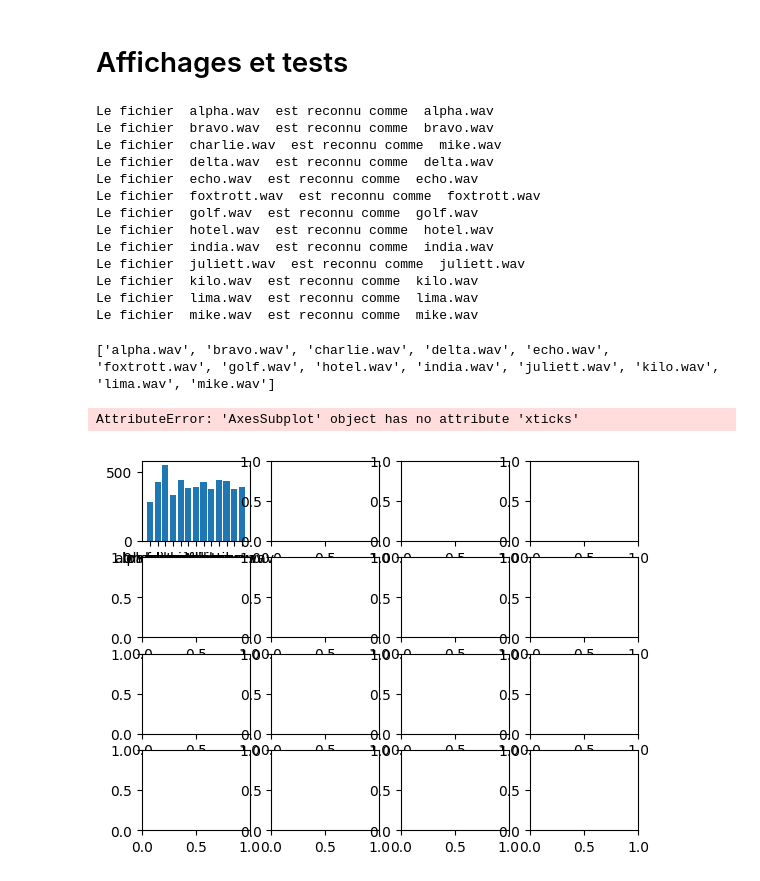
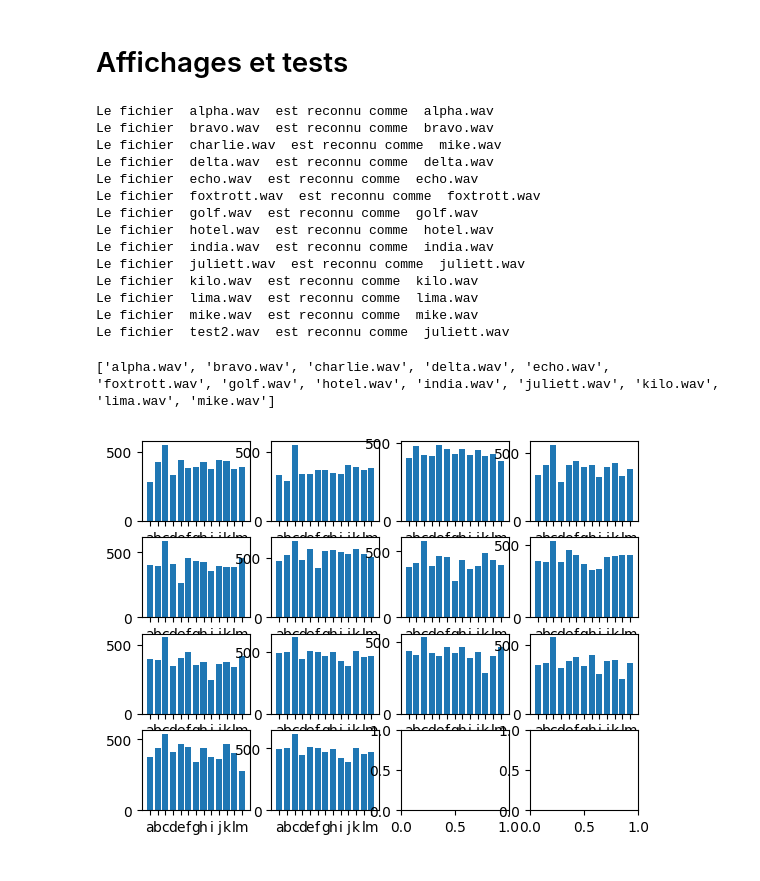
Before and after one commit to loanBRNT/automatic_speech_processing, a Jupyter notebook: TP4/notebook_TP4_TAP.ipynb, the cells around one changed output. Cells and saved outputs as stored; diff of their text form; code cells hidden in the pictures.

```diff
--- a/TP4/notebook_TP4_TAP.ipynb
+++ b/TP4/notebook_TP4_TAP.ipynb
@@ -136,9 +136,14 @@ mat_cout = np.array(mat_cout)
 
 s = mat_cout.shape
 
+nom_fic_obs = []
+for obs in os.listdir(rep_obs):
+        if os.path.isfile(os.path.join(rep_obs, obs)):
+            nom_fic_obs.append(obs)
+
 for i in range(s[0]):
     indice = np.argmin(mat_cout[i])
-    print("Le fichier ",nom_fic_ref[i], " est reconnu comme ",nom_fic_ref[indice])
+    print("Le fichier ",nom_fic_obs[i], " est reconnu comme ",nom_fic_ref[indice])
 # %% [output]
 Le fichier  alpha.wav  est reconnu comme  alpha.wav
 Le fichier  bravo.wav  est reconnu comme  bravo.wav
@@ -153,28 +158,32 @@ Le fichier  juliett.wav  est reconnu comme  juliett.wav
 Le fichier  kilo.wav  est reconnu comme  kilo.wav
 Le fichier  lima.wav  est reconnu comme  lima.wav
 Le fichier  mike.wav  est reconnu comme  mike.wav
+Le fichier  test2.wav  est reconnu comme  juliett.wav
 # %%
 # Affichage amélioré
 
 print(nom_fic_ref)
 
 nb_fic = ceil(np.sqrt(s[0]))
 fig, ax = plt.subplots(nrows=nb_fic, ncols=nb_fic)
 
+n = []
+for f in nom_fic_ref:
+    n.append(f[0])
+
 i=0
 for row in ax:
     for col in row:
-        col.bar(nom_fic_ref,mat_cout[i])
+        col.bar(n,mat_cout[i])
         i=i+1
         if i >= s[0]:
             break
 
 plt.show()
 
 # Calculer le score de reconnaissance.
 
 # Pour chaque observation, affichage des coûts (par rapport aux références) sous forme d'histogramme
 # %% [output]
 ['alpha.wav', 'bravo.wav', 'charlie.wav', 'delta.wav', 'echo.wav', 'foxtrott.wav', 'golf.wav', 'hotel.wav', 'india.wav', 'juliett.wav', 'kilo.wav', 'lima.wav', 'mike.wav']
-AttributeError: 'AxesSubplot' object has no attribute 'xticks'
-[figure, old version]
+[figure, new version]
```
Also changed, not shown: parts of 4 cells of this notebook, 4 other files.
